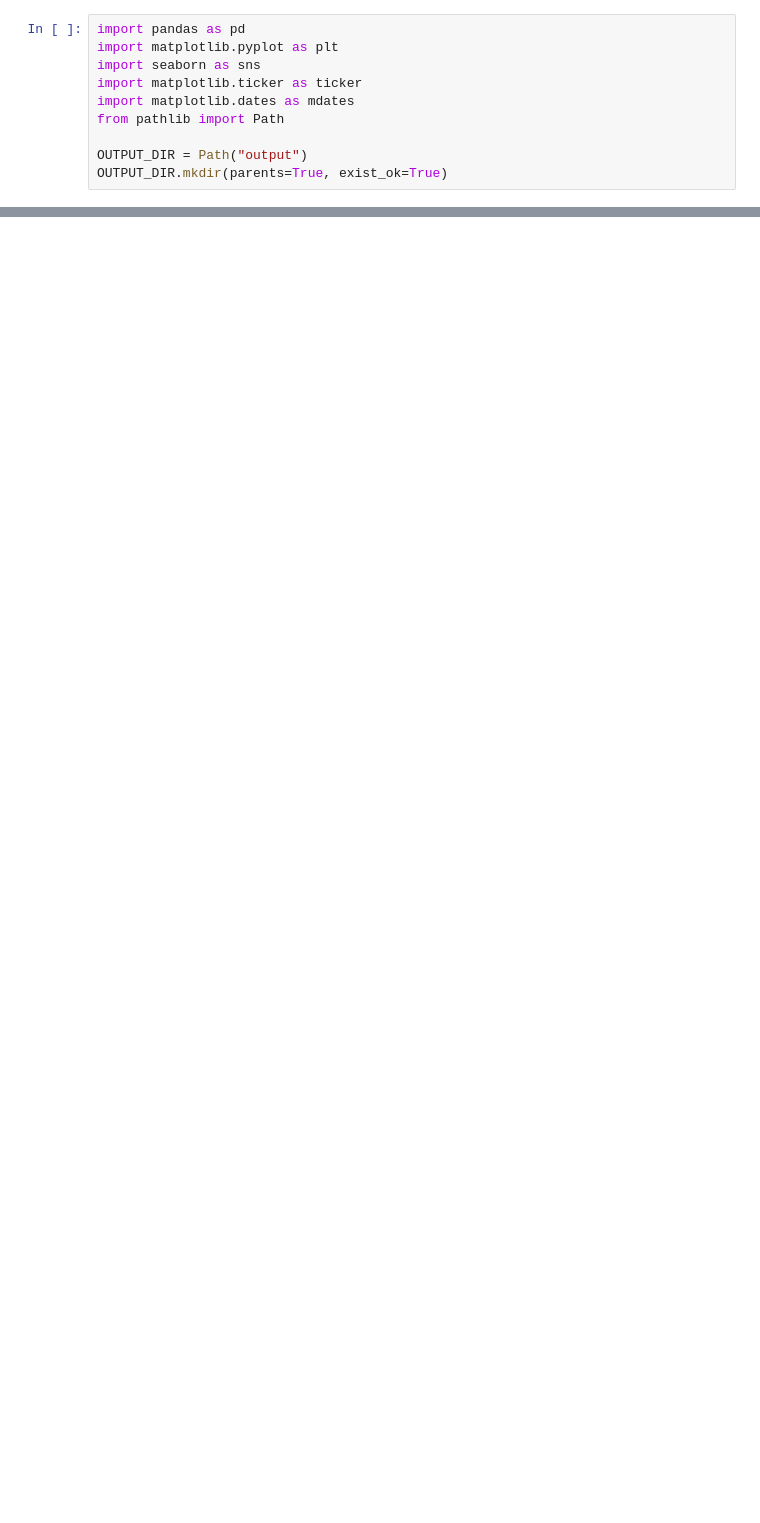
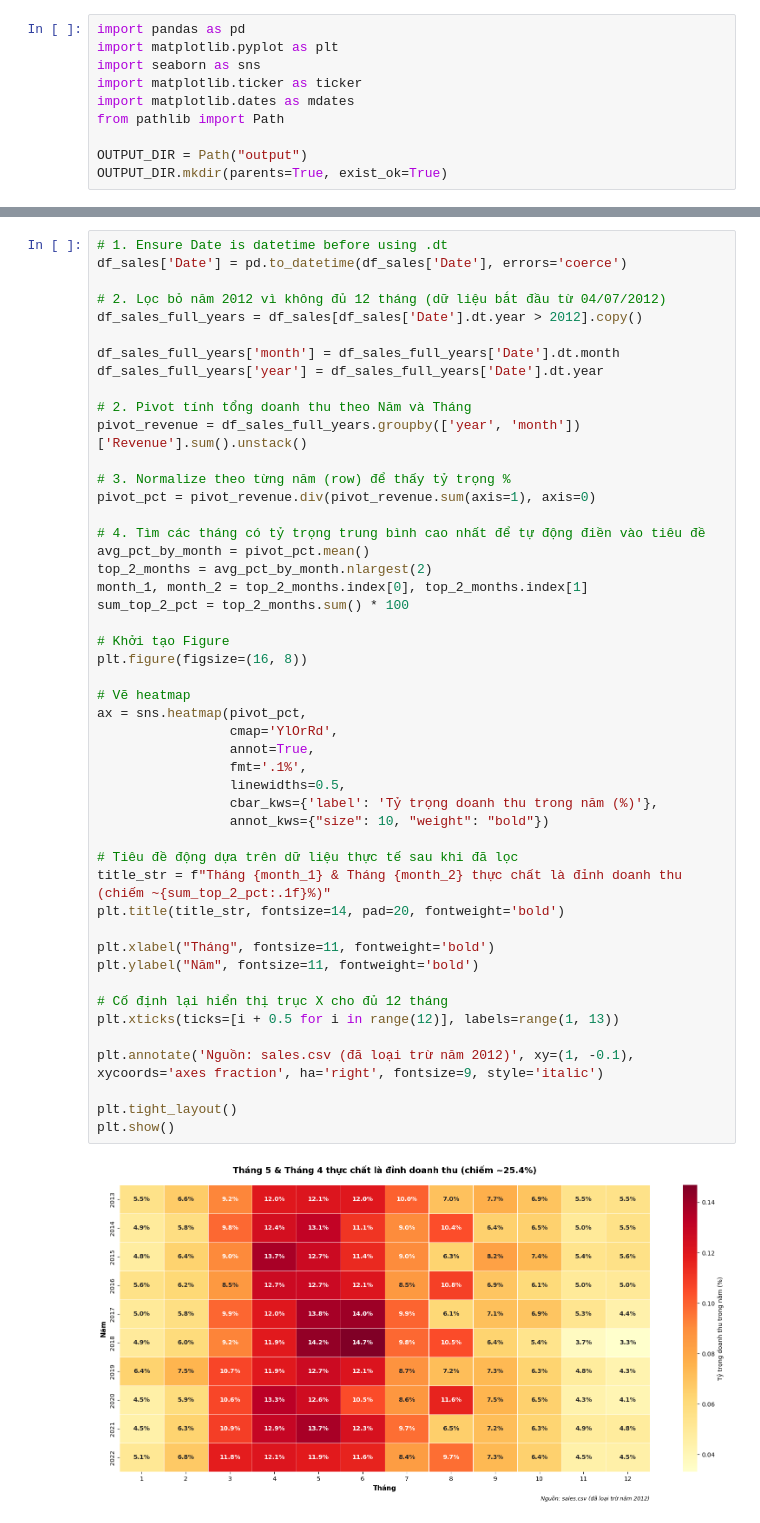
Before and after one commit to ducvu0904/Vinicius-Datathon-2026, a Jupyter notebook: Descriptive.ipynb, the cells around one changed output, grey strips where cells are left out. Saved outputs shown, nothing was run; the diff lists cells and outputs as text; blank space fills up the shorter version.

```diff
--- a/Descriptive.ipynb
+++ b/Descriptive.ipynb
@@ -298,0 +129,50 @@ plt.show()
+# %%
+# 1. Ensure Date is datetime before using .dt
+df_sales['Date'] = pd.to_datetime(df_sales['Date'], errors='coerce')
+
+# 2. Lọc bỏ năm 2012 vì không đủ 12 tháng (dữ liệu bắt đầu từ 04/07/2012)
+df_sales_full_years = df_sales[df_sales['Date'].dt.year > 2012].copy()
+
+df_sales_full_years['month'] = df_sales_full_years['Date'].dt.month
+df_sales_full_years['year'] = df_sales_full_years['Date'].dt.year
+
+# 2. Pivot tính tổng doanh thu theo Năm và Tháng
+pivot_revenue = df_sales_full_years.groupby(['year', 'month'])['Revenue'].sum().unstack()
+
+# 3. Normalize theo từng năm (row) để thấy tỷ trọng %
+pivot_pct = pivot_revenue.div(pivot_revenue.sum(axis=1), axis=0)
+
+# 4. Tìm các tháng có tỷ trọng trung bình cao nhất để tự động điền vào tiêu đề
+avg_pct_by_month = pivot_pct.mean()
+top_2_months = avg_pct_by_month.nlargest(2)
+month_1, month_2 = top_2_months.index[0], top_2_months.index[1]
+sum_top_2_pct = top_2_months.sum() * 100
+
+# Khởi tạo Figure
+plt.figure(figsize=(16, 8))
+
+# Vẽ heatmap
+ax = sns.heatmap(pivot_pct,
+                 cmap='YlOrRd',
+                 annot=True,
+                 fmt='.1%',
+                 linewidths=0.5,
+                 cbar_kws={'label': 'Tỷ trọng doanh thu trong năm (%)'},
+                 annot_kws={"size": 10, "weight": "bold"})
+
+# Tiêu đề động dựa trên dữ liệu thực tế sau khi đã lọc
+title_str = f"Tháng {month_1} & Tháng {month_2} thực chất là đỉnh doanh thu (chiếm ~{sum_top_2_pct:.1f}%)"
+plt.title(title_str, fontsize=14, pad=20, fontweight='bold')
+
+plt.xlabel("Tháng", fontsize=11, fontweight='bold')
+plt.ylabel("Năm", fontsize=11, fontweight='bold')
+
+# Cố định lại hiển thị trục X cho đủ 12 tháng
+plt.xticks(ticks=[i + 0.5 for i in range(12)], labels=range(1, 13))
+
+plt.annotate('Nguồn: sales.csv (đã loại trừ năm 2012)', xy=(1, -0.1), xycoords='axes fraction', ha='right', fontsize=9, style='italic')
+
+plt.tight_layout()
+plt.show()
+# %% [output]
+[figure, added]
```
Also changed, not shown: parts of 26 cells of this notebook, 3 other files.
